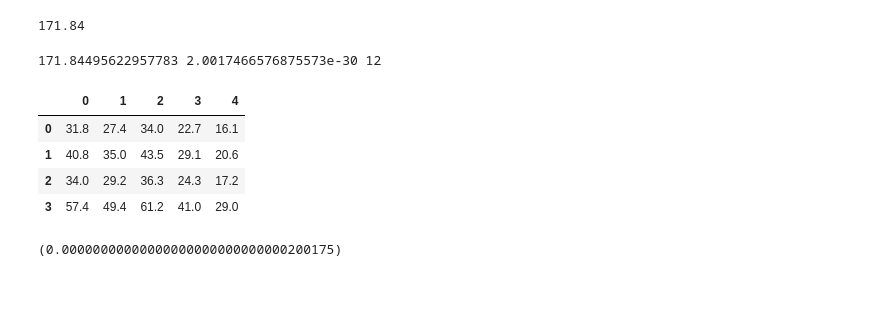
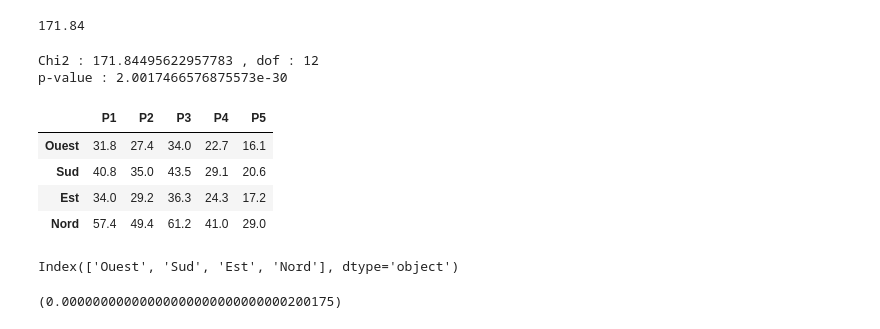
Before and after one commit to Sciences-historiques-numeriques/histoire_numerique_methodes, a Jupyter notebook: statistiques_descriptives/analyse_bivariee_quali_manuels.ipynb, the cells around one changed output. Saved outputs shown, nothing was run; the diff lists cells and outputs as text; code cells hidden in the pictures; blank space fills up the shorter version.

```diff
--- a/statistiques_descriptives/analyse_bivariee_quali_manuels.ipynb
+++ b/statistiques_descriptives/analyse_bivariee_quali_manuels.ipynb
@@ -285,2 +253,9 @@ print('di/dof :', (len(ecarts_ponderes_signe)-1) * (len(ecarts_ponderes_signe.co
 # %% [output]
 di/dof : 12 = 3 * 4
+# %%
+### Ecarts positifs (parce qu'au carré), pondérés par les effectifs
+### Doc. :
+#   Bennani, p.31
+#  https://openclassrooms.com/fr/courses/4525266-decrivez-et-nettoyez-votre-jeu-de-donnees/4775616-analysez-deux-variables-qualitatives-avec-le-chi-2
+ecarts_ponderes = round((ddf-indep)**2/indep,2).iloc[:-1,:-1]
+ecarts_ponderes
@@ -294,19 +275,27 @@ print(round(chi_2, 2))
 # %%
 ### Valeurs produites par une fonction
 statistic, p, dof, expected = stats.chi2_contingency(ddf.iloc[:-1,:-1])
 
-print(statistic, p, dof)
+print('Chi2 :', statistic, ', dof :',dof)
+print('p-value :', p)
 
 ### Tableau à l'indépendance
 dfe = round(pd.DataFrame(expected),1)
+dfe.columns= ['P1', 'P2', 'P3', 'P4', 'P5']
+dfe.index=ecarts_ponderes.index
 dfe
 # %% [output]
-171.84495622957783 2.0017466576875573e-30 12
+Chi2 : 171.84495622957783 , dof : 12
+p-value : 2.0017466576875573e-30
-|  | 0 | 1 | 2 | 3 | 4 |
-| 0 | 31.8 | 27.4 | 34.0 | 22.7 | 16.1 |
-| 1 | 40.8 | 35.0 | 43.5 | 29.1 | 20.6 |
-| 2 | 34.0 | 29.2 | 36.3 | 24.3 | 17.2 |
-| 3 | 57.4 | 49.4 | 61.2 | 41.0 | 29.0 |
+|  | P1 | P2 | P3 | P4 | P5 |
+| Ouest | 31.8 | 27.4 | 34.0 | 22.7 | 16.1 |
+| Sud | 40.8 | 35.0 | 43.5 | 29.1 | 20.6 |
+| Est | 34.0 | 29.2 | 36.3 | 24.3 | 17.2 |
+| Nord | 57.4 | 49.4 | 61.2 | 41.0 | 29.0 |
+# %%
+ecarts_ponderes.index
+# %% [output]
+Index(['Ouest', 'Sud', 'Est', 'Nord'], dtype='object')
 # %%
 print("({0:.35f})".format(p))
 # %% [output]
```
Also changed, not shown: parts of 47 cells of this notebook, 1 other file.
